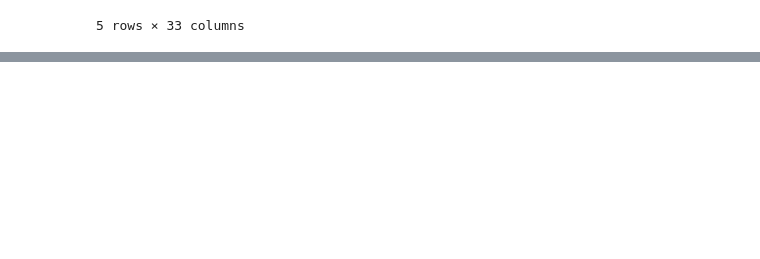
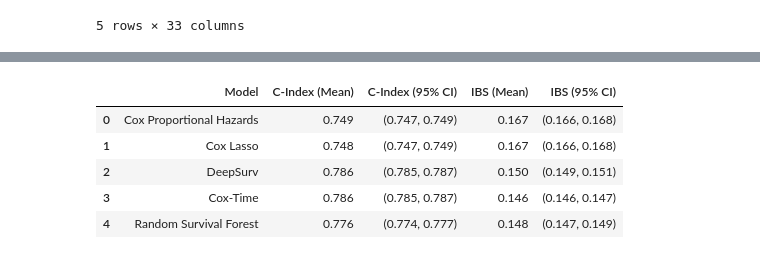
Before and after one commit to wefeigang/M4R, a Jupyter notebook: colorectal_survival_analysis.ipynb, the cells around one changed output, grey strips where cells are left out. Drawn from its saved outputs; the diff is of its cells as text; code cells hidden in the pictures; blank space fills up the shorter version.

Commit message:
ran optimisation and metric evaluation, saved results and predictions to google drive

```diff
--- a/colorectal_survival_analysis.ipynb
+++ b/colorectal_survival_analysis.ipynb
@@ -171,7 +182,7 @@ def rsf(X_train, T_train, E_train, X_test, params, times=None):
             min_samples_split=params.get("min_samples_split", 2),
             min_samples_leaf=params.get("min_samples_leaf", 15),
             max_features=params.get("max_features", "sqrt"),
-            n_jobs=-1,
+            n_jobs=1,
             verbose=2,
             random_state=1
         )
@@ -565,3 +532,7 @@ params_coxtime = {'nodes': 32, 'layers': 3, 'dropout': 0.2808934203973009, 'lr':
+# %%
+params_rsf = {'n_estimators': 40, 'min_samples_split': 11, 'min_samples_leaf': 5, 'max_features': 'sqrt'}
+params_deepsurv = {'nodes': 192, 'layers': 1, 'dropout': 0.10786701980318078, 'lr': 0.0002890784908386592, 'l2': 0.0001977233138078638, 'batch_size': 32, 'activation': 'ReLU', 'batch_norm': False}
+params_coxtime = {'nodes': 256, 'layers': 3, 'dropout': 0.276256885400501, 'lr': 0.0063642779872328595, 'batch_size': 512}
 # %%
 def evaluate_seer(X_train, T_train, E_train,
                   X_test, T_test, E_test, params_rsf,
@@ -582,6 +553,10 @@ def evaluate_seer(X_train, T_train, E_train,
     times = np.linspace(np.percentile(event_times, 5), np.percentile(event_times, 95), 100)
 
     # train all models and get predictions
+    print("Training Random Survival Forest...")
+    gc.collect()
+    risk_rsf, surv_rsf = rsf(X_train, T_train, E_train, X_test, params_rsf, times=times)
+    gc.collect()
     print("Training CPH...")
     risk_cph, surv_cph = cph(X_train, T_train, E_train, X_test, times=times)
     print("Training Cox Lasso...")
@@ -590,8 +565,6 @@ def evaluate_seer(X_train, T_train, E_train,
     risk_ds, surv_ds = deepsurv(X_train, T_train, E_train, X_test, params_ds, times=times)
     print("Training Cox-Time...")
     risk_dh, surv_dh = coxtime(X_train, T_train, E_train, X_test, params_dh, times=times)
-    print("Training Random Survival Forest...")
-    risk_rsf, surv_rsf = rsf(X_train, T_train, E_train, X_test, params_rsf, times=times)
 
     # memory cleanup
     gc.collect()
@@ -666,4 +639,5 @@ def evaluate_seer(X_train, T_train, E_train,
             "IBS (95% CI)": ci_ibs
         })
 
-    return pd.DataFrame(final_rows)
+    # Return the metrics dataframe, the predictions, and the time grid
+    return pd.DataFrame(final_rows), models, times
@@ -672,12 +644,10 @@ Error:
 # %%
-results_df = evaluate_seer(
+metrics_df, predictions, time_grid = evaluate_seer(
     X_train, T_train, E_train,
     X_test, T_test, E_test,
     params_rsf=params_rsf,
     params_ds=params_deepsurv,
     params_dh=params_coxtime,
-    n_bootstraps=10
+    n_bootstraps=100
 )
-
-display(results_df)
 # %% [output]
@@ -690,0 +681,9 @@ Error:
+# %%
+display(metrics_df)
+# %% [output]
+|  | Model | C-Index (Mean) | C-Index (95% CI) | IBS (Mean) | IBS (95% CI) |
+| 0 | Cox Proportional Hazards | 0.749 | (0.747, 0.749) | 0.167 | (0.166, 0.168) |
+| 1 | Cox Lasso | 0.748 | (0.747, 0.749) | 0.167 | (0.166, 0.168) |
+| 2 | DeepSurv | 0.786 | (0.785, 0.787) | 0.150 | (0.149, 0.151) |
+| 3 | Cox-Time | 0.786 | (0.785, 0.787) | 0.146 | (0.146, 0.147) |
+| 4 | Random Survival Forest | 0.776 | (0.774, 0.777) | 0.148 | (0.147, 0.149) |
```
Also changed, not shown: parts of 23 cells of this notebook.
